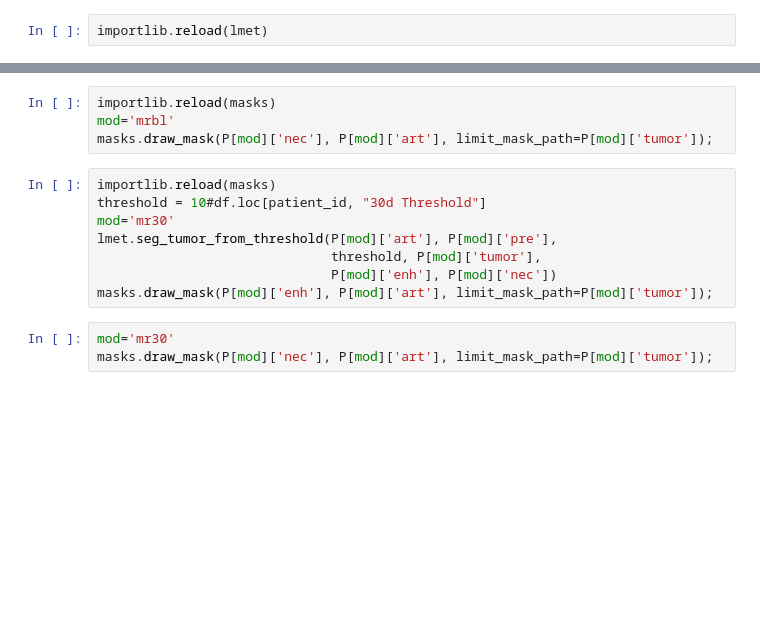
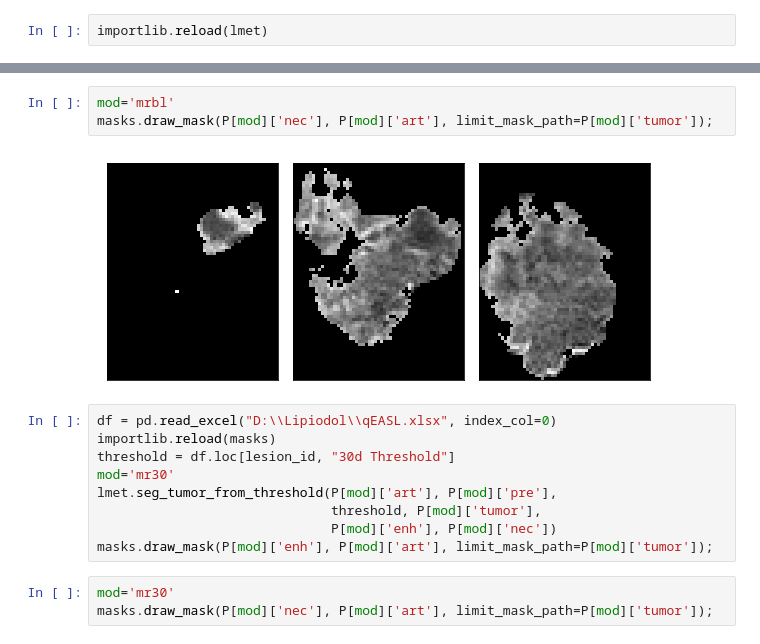
Before and after one commit to clintonjwang/lipiodol, a Jupyter notebook: data-retriever.ipynb, the cells around one changed output, grey strips where cells are left out. Saved outputs shown, nothing was run; the diff lists cells and outputs as text; blank space fills up the shorter version.

```diff
--- a/data-retriever.ipynb
+++ b/data-retriever.ipynb
@@ -300,10 +319,12 @@ masks.draw_mask(P[mod]['enh'], P[mod]['art'], limit_mask_path=P[mod]['tumor']);
 # %%
-importlib.reload(masks)
 mod='mrbl'
 masks.draw_mask(P[mod]['nec'], P[mod]['art'], limit_mask_path=P[mod]['tumor']);
+# %% [output]
+[figure, added]
 # %%
+df = pd.read_excel("D:\\Lipiodol\\qEASL.xlsx", index_col=0)
 importlib.reload(masks)
-threshold = 10#df.loc[patient_id, "30d Threshold"]
+threshold = df.loc[lesion_id, "30d Threshold"]
 mod='mr30'
 lmet.seg_tumor_from_threshold(P[mod]['art'], P[mod]['pre'],
                               threshold, P[mod]['tumor'],
```
Also changed, not shown: parts of 17 cells of this notebook, 3 other files.
